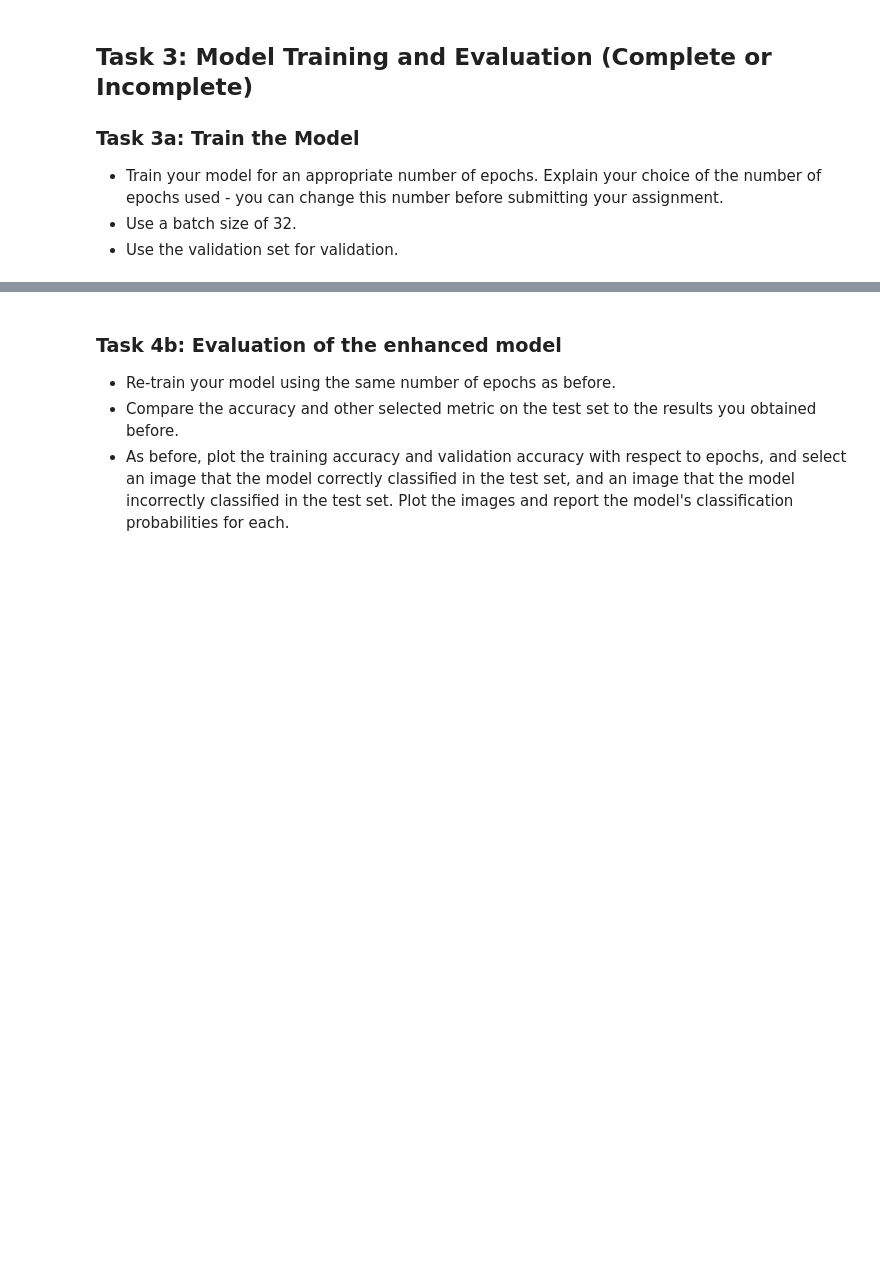
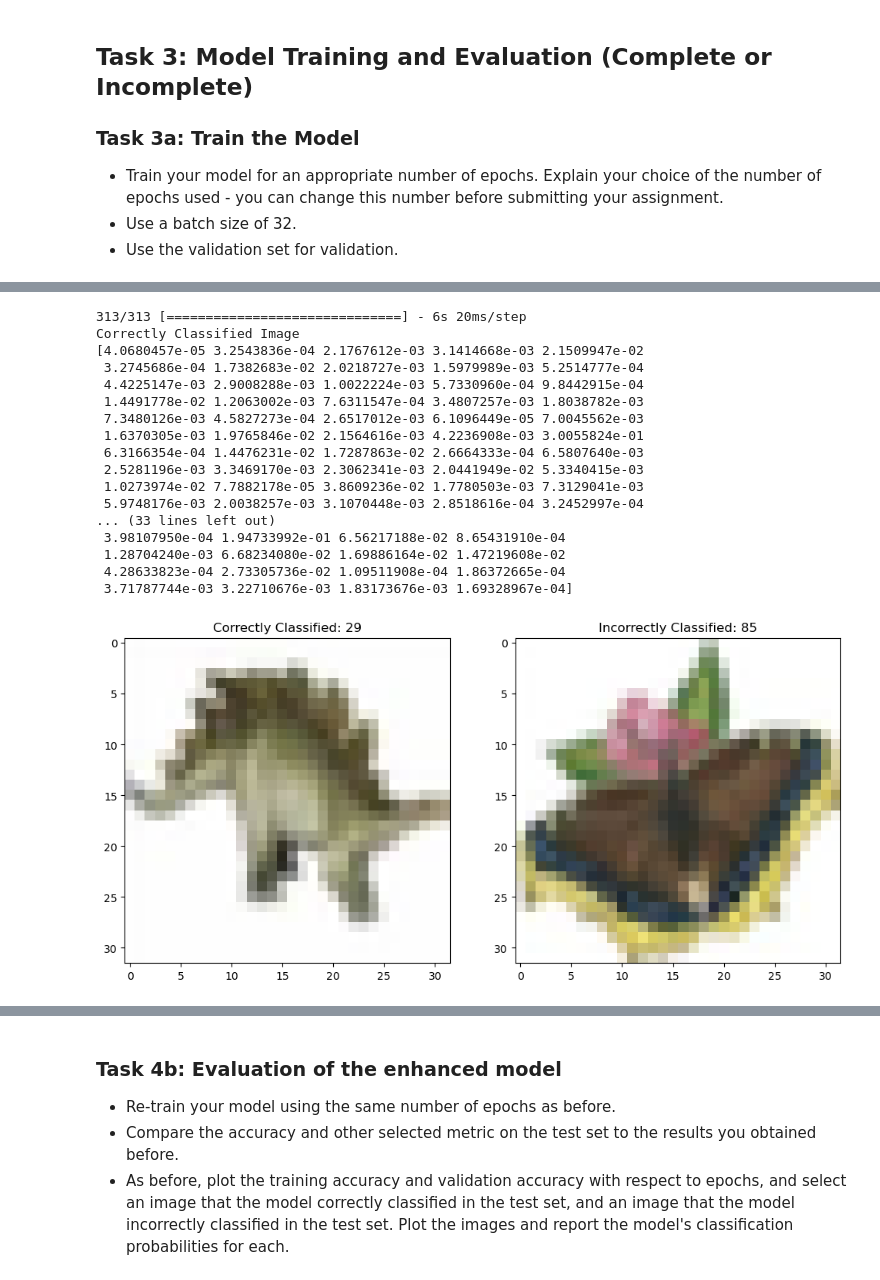
Before and after one commit to UofT-DSI/deep_learning, a Jupyter notebook: 02_activities/assignments/assignment_1.ipynb, the cells around one changed output, grey strips where cells are left out. Saved outputs shown, nothing was run; the diff lists cells and outputs as text; code cells hidden in the pictures; blank space fills up the shorter version.

```diff
--- a/02_activities/assignments/assignment_1.ipynb
+++ b/02_activities/assignments/assignment_1.ipynb
@@ -26,2 +25,14 @@ To enable the following instructions: AVX2 FMA, in other operations, rebuild Ten
 # %%
-# Your code here
+# Shapes
+print(f"X_train shape: {x_train.shape}")
+print(f"y_train shape: {y_train.shape}")
+print(f"X_test shape: {x_test.shape}")
+print(f"y_test shape: {y_test.shape}")
+
+#Dimensions
+image_shape = x_train.shape[1:]
+print(f"Image dimensions: {image_shape}")
+
+# Number of classes
+num_classes = len(np.unique(y_train))
+print(f"Number of classes: {num_classes}")
@@ -86,3 +252,55 @@ from keras import optimizers
+# %%
+
+import numpy as np
+import matplotlib.pyplot as plt
+
+# Get model predictions
+y_pred = model.predict(x_test)
+y_pred_classes = np.argmax(y_pred, axis=1)  # Predicted class labels
+y_test_classes = y_test.argmax(axis=-1)  # Convert one-hot to class labels
+
+# Select an image that the model classified correctly
+correct_index = np.where(y_pred_classes == y_test_classes)[0]
+incorrect_index = np.where(y_pred_classes != y_test_classes)[0]
+
+# Randomly pick one correctly classified and one incorrectly classified image
+correct_image = np.random.choice(correct_index)
+incorrect_image = np.random.choice(incorrect_index)
+
+# Plot images
+plt.figure(figsize=(12, 6))
+plt.subplot(1, 2, 1)
+plt.imshow(x_test[correct_image])
+plt.title(f'Correctly Classified: {y_pred_classes[correct_image]}')
+print("Correctly Classified Image")
+print(y_pred[correct_image])
+
+plt.subplot(1, 2, 2)
+plt.imshow(x_test[incorrect_image])
+plt.title(f'Incorrectly Classified: {y_pred_classes[incorrect_image]}')
+print("\nIncorrectly Classified Image:")
+print(y_pred[incorrect_image])
+
+plt.show()
+# %% [output]
+313/313 [==============================] - 6s 20ms/step
+Correctly Classified Image
+[4.0680457e-05 3.2543836e-04 2.1767612e-03 3.1414668e-03 2.1509947e-02
+ 3.2745686e-04 1.7382683e-02 2.0218727e-03 1.5979989e-03 5.2514777e-04
+ 4.4225147e-03 2.9008288e-03 1.0022224e-03 5.7330960e-04 9.8442915e-04
+ 1.4491778e-02 1.2063002e-03 7.6311547e-04 3.4807257e-03 1.8038782e-03
+ 7.3480126e-03 4.5827273e-04 2.6517012e-03 6.1096449e-05 7.0045562e-03
+ 1.6370305e-03 1.9765846e-02 2.1564616e-03 4.2236908e-03 3.0055824e-01
+ 6.3166354e-04 1.4476231e-02 1.7287863e-02 2.6664333e-04 6.5807640e-03
+ 2.5281196e-03 3.3469170e-03 2.3062341e-03 2.0441949e-02 5.3340415e-03
+ 1.0273974e-02 7.7882178e-05 3.8609236e-02 1.7780503e-03 7.3129041e-03
+ 5.9748176e-03 2.0038257e-03 3.1070448e-03 2.8518616e-04 3.2452997e-04
+... (33 lines left out)
+ 3.98107950e-04 1.94733992e-01 6.56217188e-02 8.65431910e-04
+ 1.28704240e-03 6.68234080e-02 1.69886164e-02 1.47219608e-02
+ 4.28633823e-04 2.73305736e-02 1.09511908e-04 1.86372665e-04
+ 3.71787744e-03 3.22710676e-03 1.83173676e-03 1.69328967e-04]
+[figure, added]
 # %% [markdown]
 ## Task 4: Model Enhancement (Complete or Incomplete)
 ### Task 4a: Implementation of at least one advanced technique
```
Also changed, not shown: parts of 18 cells of this notebook.
